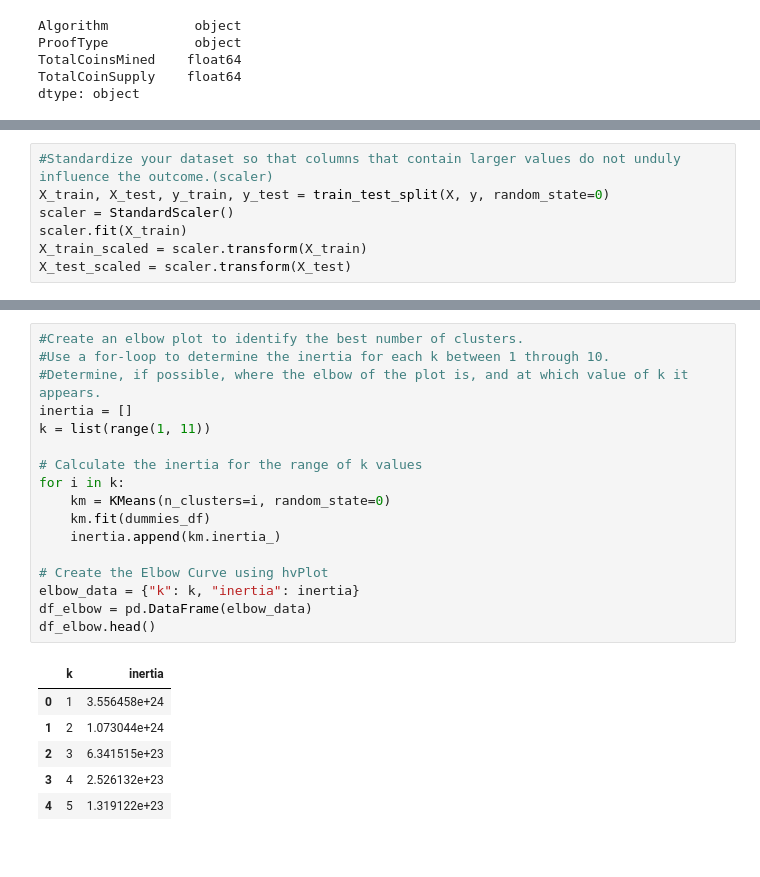
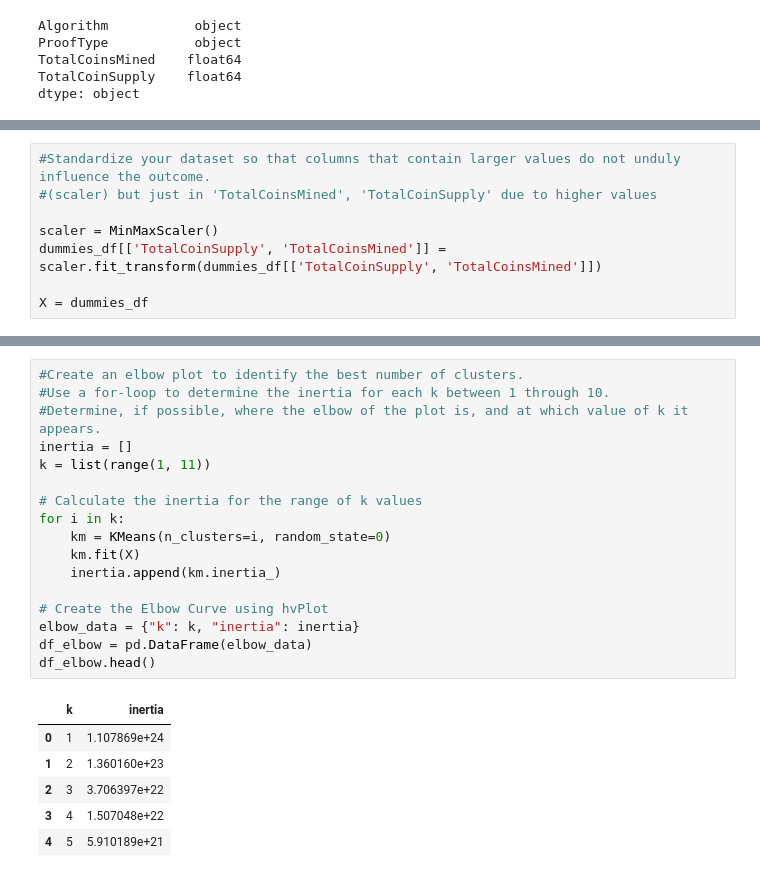
Before and after one commit to mandie021/Cryptocurrency_Clusters, a Jupyter notebook: cryptocurrency_clusters.ipynb, the cells around one changed output, grey strips where cells are left out. Drawn from its saved outputs; the diff is of its cells as text.

```diff
--- a/cryptocurrency_clusters.ipynb
+++ b/cryptocurrency_clusters.ipynb
@@ -180,7 +186,8 @@ y = dummies_df['TotalCoinSupply']
 # %%
-#Standardize your dataset so that columns that contain larger values do not unduly influence the outcome.(scaler)
-X_train, X_test, y_train, y_test = train_test_split(X, y, random_state=0)
-scaler = StandardScaler()
-scaler.fit(X_train)
-X_train_scaled = scaler.transform(X_train)
-X_test_scaled = scaler.transform(X_test)
+#Standardize your dataset so that columns that contain larger values do not unduly influence the outcome.
+#(scaler) but just in 'TotalCoinsMined', 'TotalCoinSupply' due to higher values
+
+scaler = MinMaxScaler()
+dummies_df[['TotalCoinSupply', 'TotalCoinsMined']] = scaler.fit_transform(dummies_df[['TotalCoinSupply', 'TotalCoinsMined']])
+
+X = dummies_df
@@ -240,24 +259,24 @@ plt.show()
 # %%
 #Create an elbow plot to identify the best number of clusters.
 #Use a for-loop to determine the inertia for each k between 1 through 10.
 #Determine, if possible, where the elbow of the plot is, and at which value of k it appears.
 inertia = []
 k = list(range(1, 11))
 
 # Calculate the inertia for the range of k values
 for i in k:
     km = KMeans(n_clusters=i, random_state=0)
-    km.fit(dummies_df)
+    km.fit(X)
     inertia.append(km.inertia_)
 
 # Create the Elbow Curve using hvPlot
 elbow_data = {"k": k, "inertia": inertia}
 df_elbow = pd.DataFrame(elbow_data)
 df_elbow.head()
 # %% [output]
 |  | k | inertia |
-| 0 | 1 | 3.556458e+24 |
-| 1 | 2 | 1.073044e+24 |
-| 2 | 3 | 6.341515e+23 |
-| 3 | 4 | 2.526132e+23 |
-| 4 | 5 | 1.319122e+23 |
+| 0 | 1 | 1.107869e+24 |
+| 1 | 2 | 1.360160e+23 |
+| 2 | 3 | 3.706397e+22 |
+| 3 | 4 | 1.507048e+22 |
+| 4 | 5 | 5.910189e+21 |
```
Also changed, not shown: parts of 18 cells of this notebook.
